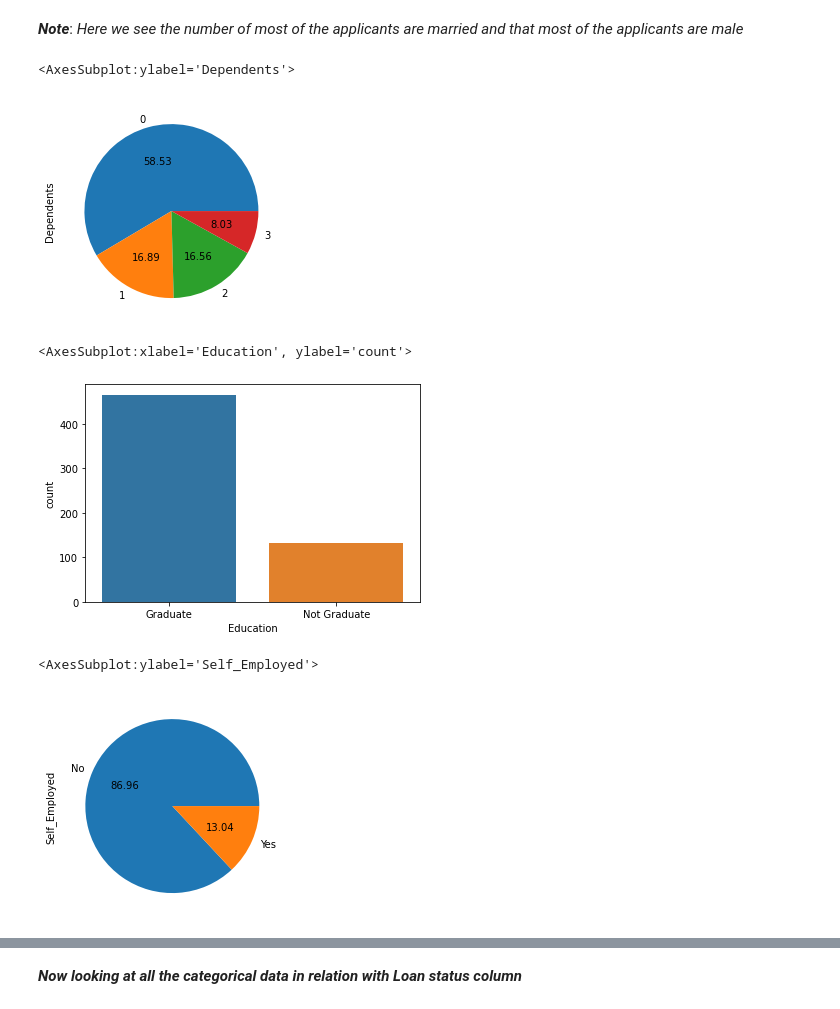
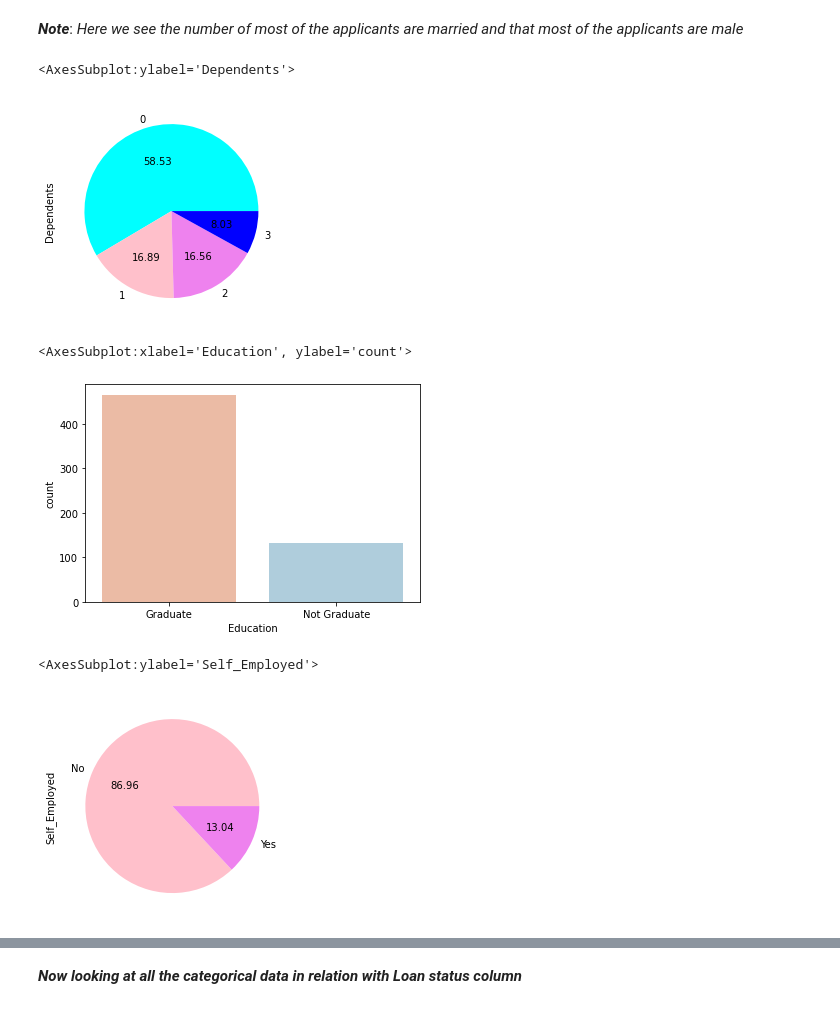
Before and after one commit to gargi-09/My-Kaggle-Work, a Jupyter notebook: exploring-data.ipynb, the cells around one changed output, grey strips where cells are left out. Cells and saved outputs as stored; diff of their text form; code cells hidden in the pictures.

```diff
--- a/exploring-data.ipynb
+++ b/exploring-data.ipynb
@@ -316,21 +316,21 @@ train_df['Married'].value_counts().plot(kind='pie',autopct='%.2f')
 ***Note***: *Here we see the number of most of the applicants are married and that most of the applicants are male*
 # %%
 #Dependents column
-train_df['Dependents'].value_counts().plot(kind='pie',autopct='%.2f')
+train_df['Dependents'].value_counts().plot(kind='pie',autopct='%.2f',colors=['cyan','pink','violet','blue'])
 # %% [output]
 <AxesSubplot:ylabel='Dependents'>
-[figure, old version]
+[figure, new version]
 # %%
 #Education column
-sns.countplot(train_df['Education'])
+sns.countplot(train_df['Education'],palette='RdBu')
 # %% [output]
 <AxesSubplot:xlabel='Education', ylabel='count'>
-[figure, old version]
+[figure, new version]
 # %%
 #Self employed column
-train_df['Self_Employed'].value_counts().plot(kind = 'pie',autopct = '%.2f')
+train_df['Self_Employed'].value_counts().plot(kind = 'pie',autopct = '%.2f',colors=['pink','violet'])
 # %% [output]
 <AxesSubplot:ylabel='Self_Employed'>
-[figure, old version]
+[figure, new version]
 # %%
 #Credit history column
```
Also changed, not shown: parts of 16 cells of this notebook.
